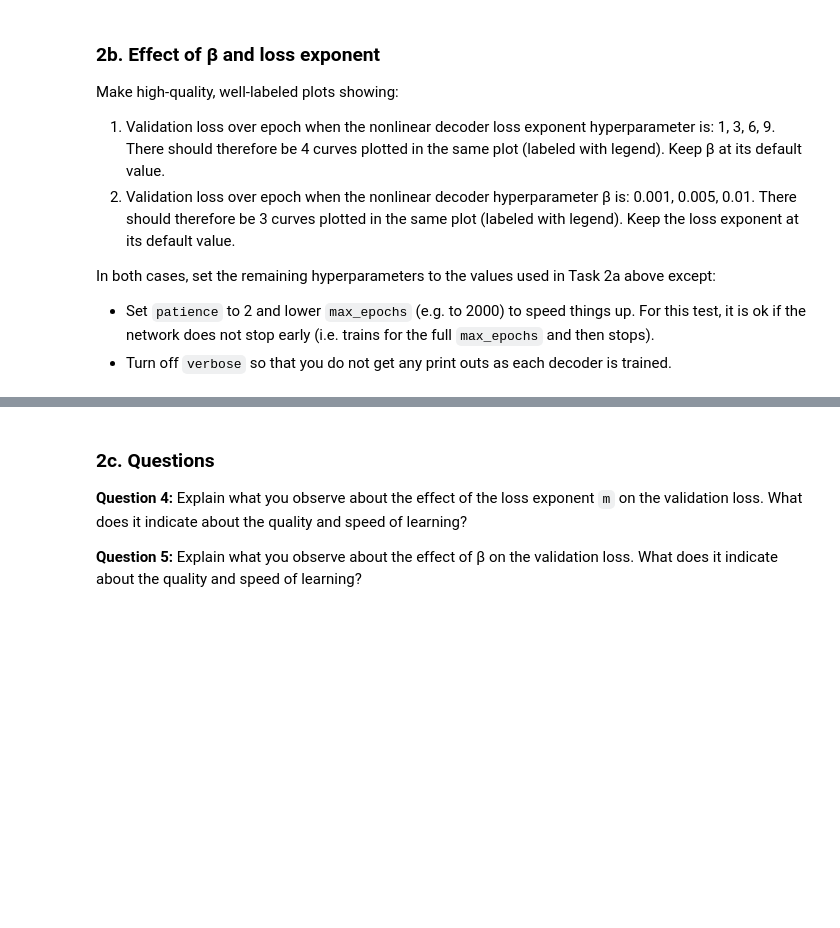
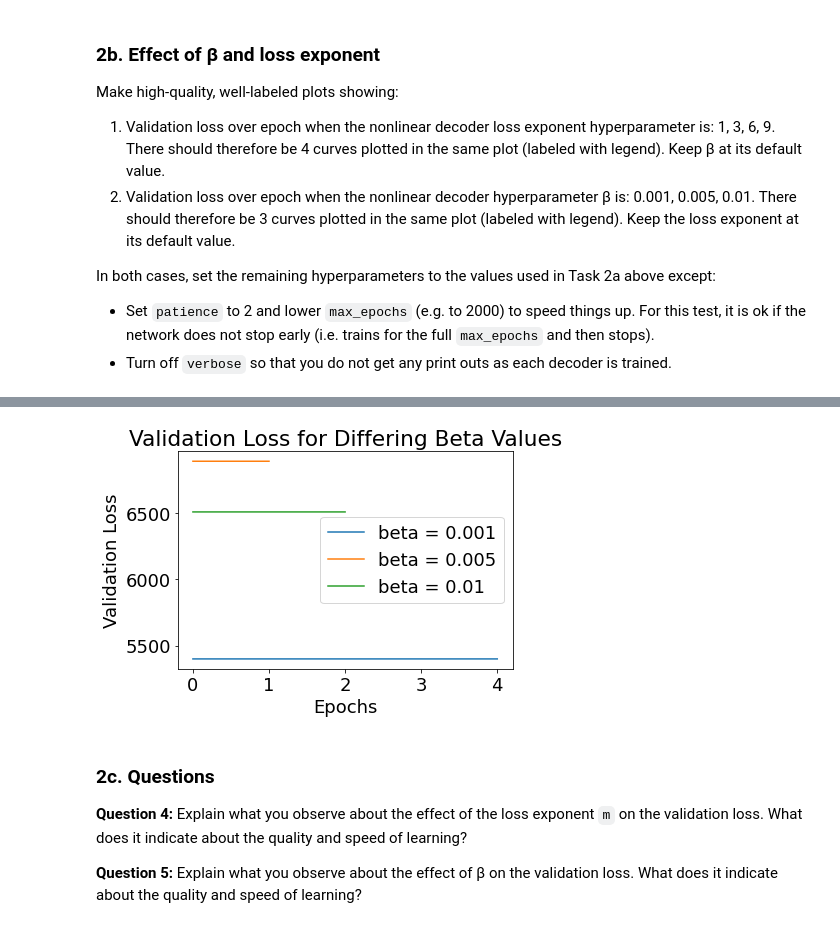
Before and after one commit to gtflor24/Project1, a Jupyter notebook: neural_decoding.ipynb, the cells around one changed output, grey strips where cells are left out. Cells and saved outputs as stored; diff of their text form; code cells hidden in the pictures; blank space fills up the shorter version.

```diff
--- a/neural_decoding.ipynb
+++ b/neural_decoding.ipynb
@@ -435,2 +732,8 @@ val_freq = 100  # how often (in epochs) we check the val loss/acc/early stopping
 # %%
 # Effect of beta
+betaValLosses = []
+for i in [0.001, 0.005, 0.01]:
+    nld = NonlinearDecoder(4, 3, beta = i)
+    train_loss, val_loss, n = nld.fit(x, y, x_val, y_val, mini_batch_sz=mini_batch_sz,
+                                      lr=lr, max_epochs=max_epochs, patience=patience, val_every=100)
+    betaValLosses.append(val_loss)
@@ -437,5 +751,16 @@ val_freq = 100  # how often (in epochs) we check the val loss/acc/early stopping
 # %%
 # Make the the plot
+plt.plot(np.linspace(0,len(betaValLosses[0])-1, len(betaValLosses[0])), betaValLosses[0], label = "beta = 0.001")
+plt.plot(np.linspace(0,len(betaValLosses[1])-1, len(betaValLosses[1])), betaValLosses[1], label = "beta = 0.005")
+plt.plot(np.linspace(0,len(betaValLosses[2])-1, len(betaValLosses[2])), betaValLosses[2], label = "beta = 0.01")
+
+plt.xlabel("Epochs")
+plt.ylabel("Validation Loss")
+plt.title("Validation Loss for Differing Beta Values")
+plt.legend()
+plt.show()
+# %% [output]
+[figure, added]
 # %% [markdown]
 ### 2c. Questions
 
```
Also changed, not shown: parts of 22 cells of this notebook, 3 other files.
